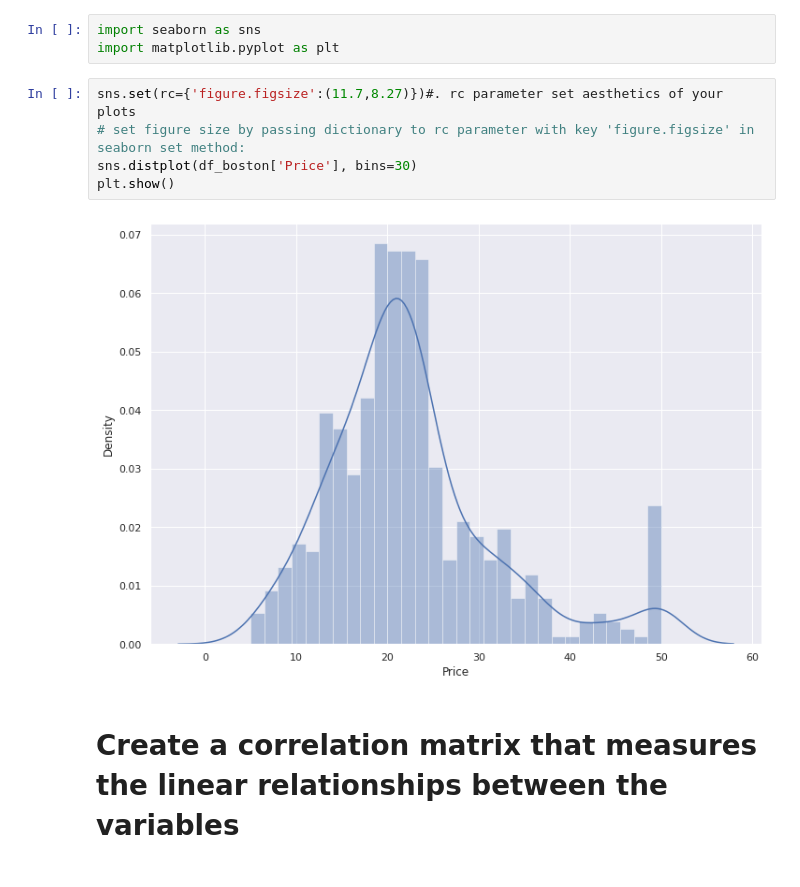
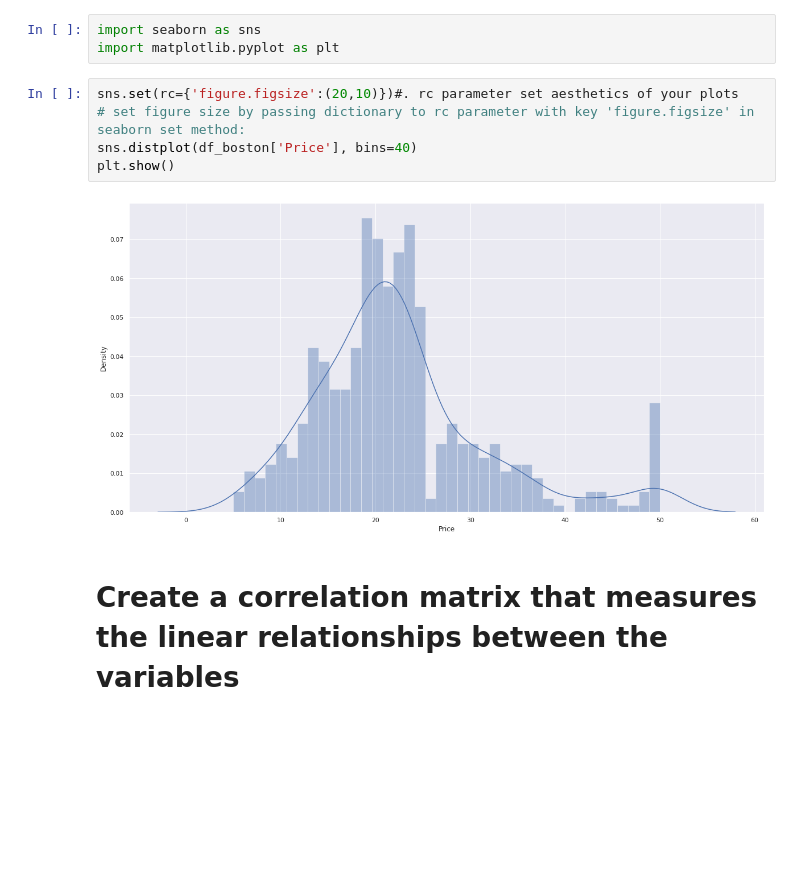
Before and after one commit to nafeeur/cuny_data_analytics, a Jupyter notebook: Python/Unit4/BostonHousingMarket.ipynb, the cells around one changed output. Saved outputs shown, nothing was run; the diff lists cells and outputs as text; blank space fills up the shorter version.

```diff
--- a/Python/Unit4/BostonHousingMarket.ipynb
+++ b/Python/Unit4/BostonHousingMarket.ipynb
@@ -83,12 +83,12 @@ dtype: int64
 import seaborn as sns
 import matplotlib.pyplot as plt
 # %%
-sns.set(rc={'figure.figsize':(11.7,8.27)})#. rc parameter set aesthetics of your plots
+sns.set(rc={'figure.figsize':(20,10)})#. rc parameter set aesthetics of your plots
 # set figure size by passing dictionary to rc parameter with key 'figure.figsize' in seaborn set method:
-sns.distplot(df_boston['Price'], bins=30)
+sns.distplot(df_boston['Price'], bins=40)
 plt.show()
 # %% [output]
-[figure, old version]
+[figure, new version]
 # %% [markdown]
 #  Create a correlation matrix that measures the linear relationships between the variables
 # A perfect negative correlation is represented by the value -1.0, while a 0 indicates no correlation, and +1.0 indicates a perfect positive correlation. A perfect negative correlation means the relationship that exists between two variables is exactly opposite all of the time.
```
Also changed, not shown: parts of 9 cells of this notebook.
